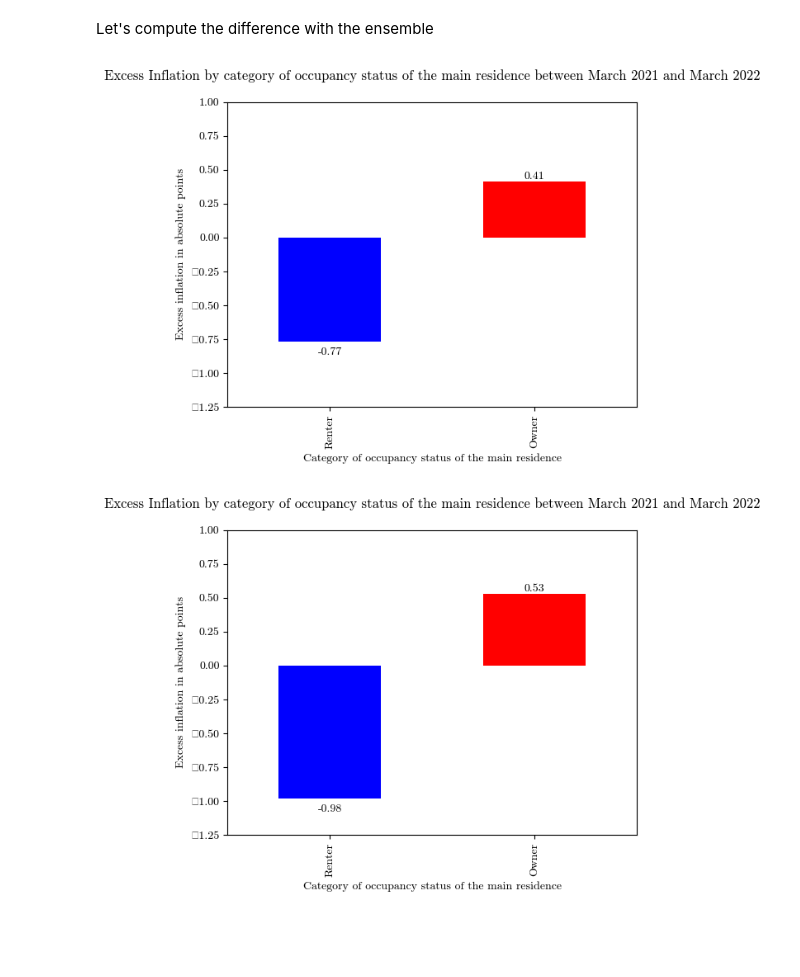
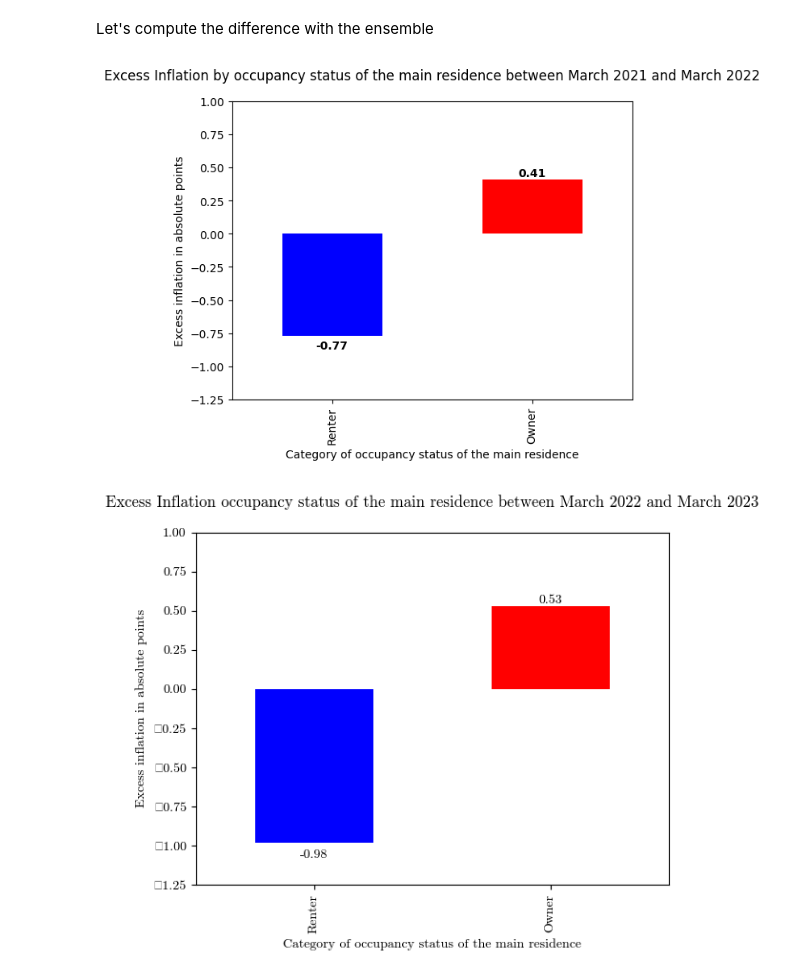
Before and after one commit to rm951/memoireESCP, a Jupyter notebook: figure7-107.ipynb, the cells around one changed output. Saved outputs shown, nothing was run; the diff lists cells and outputs as text; code cells hidden in the pictures; blank space fills up the shorter version.

```diff
--- a/figure7-107.ipynb
+++ b/figure7-107.ipynb
@@ -117,7 +117,7 @@ sumAllThree.plot.bar(y='diffTOT_2022', color=colors)
 
 plt.xlabel('Category of ' + longNameOfDiscriminatingColumn)
 plt.ylabel('Excess inflation in absolute points')
-plt.title('Excess Inflation by category of ' + longNameOfDiscriminatingColumn +
+plt.title('Excess Inflation by ' + longNameOfDiscriminatingColumn +
           ' between March 2021 and March 2022', y=1.05)
 
 ylim_a = -1.25
@@ -139,39 +139,39 @@ plt.legend(frameon=False, labels=[])
 plt.rcParams['font.family'] = 'cmr10'
 plt.savefig(f'saved_figs/figure18.png', dpi=500, bbox_inches='tight')
 # %% [output]
-[figure, old version]
+[figure, new version]
 # %%
 # define the colors based on the value of each bar
 colors = ['red' if x > 0 else 'blue' for x in sumAllThree['diffTOT_2023']]
 
 
 sumAllThree.plot.bar(y='diffTOT_2023', color=colors)
 
 # set axis labels and title
 
 plt.xlabel('Category of ' + longNameOfDiscriminatingColumn)
 plt.ylabel('Excess inflation in absolute points')
-plt.title('Excess Inflation by category of ' + longNameOfDiscriminatingColumn +
-          ' between March 2021 and March 2022', y=1.05)
+plt.title('Excess Inflation ' + longNameOfDiscriminatingColumn +
+          ' between March 2022 and March 2023', y=1.05)
 
 # set the y-axis scale to a specific range
 plt.ylim(ylim_a, ylim_b)
 
 
 # Add values to each bar
 for i, v in enumerate(sumAllThree["diffTOT_2023"]):
     if v >= 0:
         plt.text(i, v+0.02, str(round(v,2)), ha='center', fontweight='bold')
     else:
         plt.text(i, v-0.1, str(round(v,2)), ha='center', fontweight='bold')
 
 # remove the legend entirely
 plt.legend(frameon=False, labels=[])
 
 plt.rcParams['font.family'] = 'cmr10'
 plt.savefig(f'saved_figs/figure19.png', dpi=500, bbox_inches='tight')
 # %% [output]
-[figure, old version]
+[figure, new version]
 # %%
 # define the colors based on the value of each bar
 colors = ['red' if x > 0 else 'blue' for x in sumAllThree['diffTOT']]
```
Also changed, not shown: parts of 1 cell of this notebook, 22 other files.
